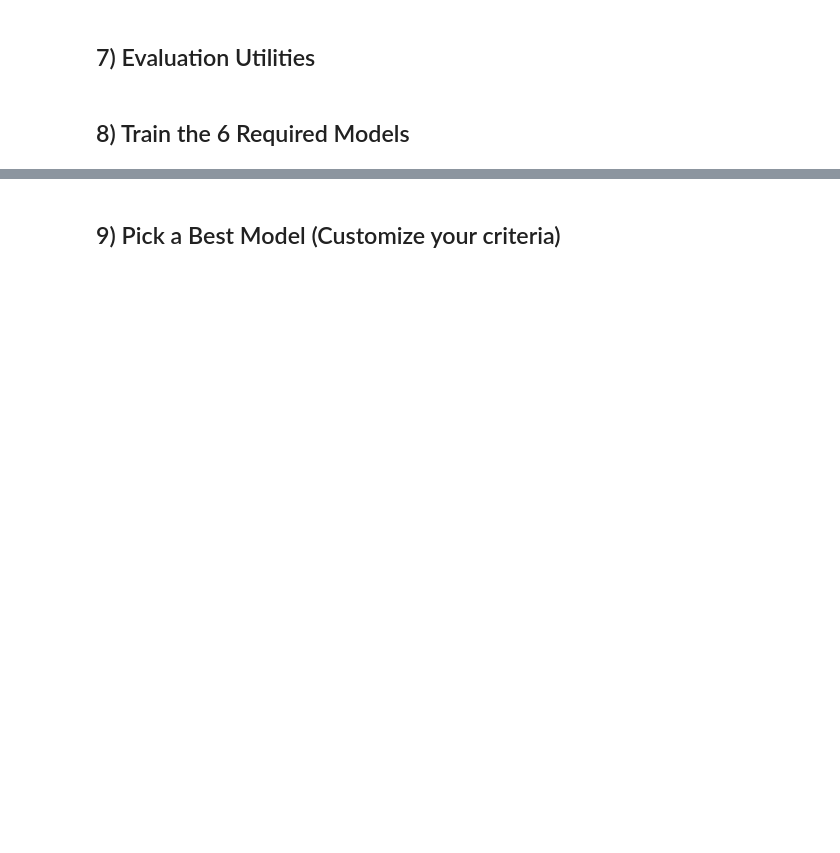
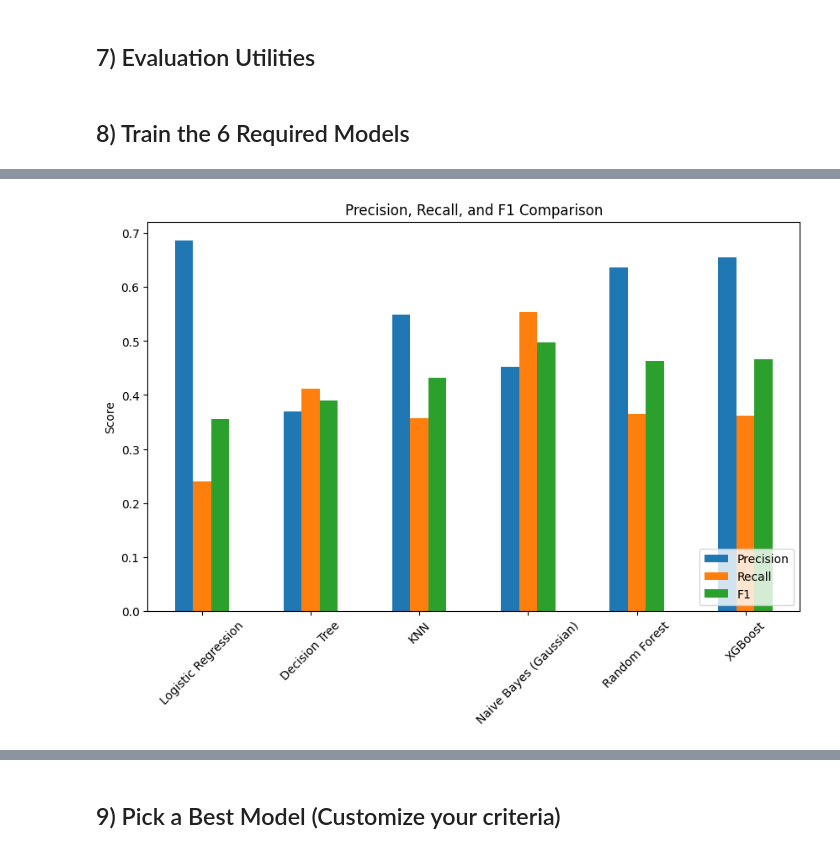
Before and after one commit to Harishbhatt07/ML-Assignment-2, a Jupyter notebook: notebooks/ML_Assignment_2_Template_CreditCardDefault_v2.ipynb, the cells around one changed output, grey strips where cells are left out. Drawn from its saved outputs; the diff is of its cells as text; code cells hidden in the pictures; blank space fills up the shorter version.

```diff
--- a/notebooks/ML_Assignment_2_Template_CreditCardDefault_v2.ipynb
+++ b/notebooks/ML_Assignment_2_Template_CreditCardDefault_v2.ipynb
@@ -293,0 +379,12 @@ display(results_df)
+# %%
+#Grouped Bar Chart — Precision, Recall, F1 Comparison
+metrics_to_plot = ["Precision", "Recall", "F1"]
+
+results_df[metrics_to_plot].plot(kind="bar", figsize=(10,6))
+plt.title("Precision, Recall, and F1 Comparison")
+plt.ylabel("Score")
+plt.xticks(rotation=45)
+plt.legend(loc="lower right")
+plt.show()
+# %% [output]
+[figure, added]
```
Also changed, not shown: parts of 20 cells of this notebook.
